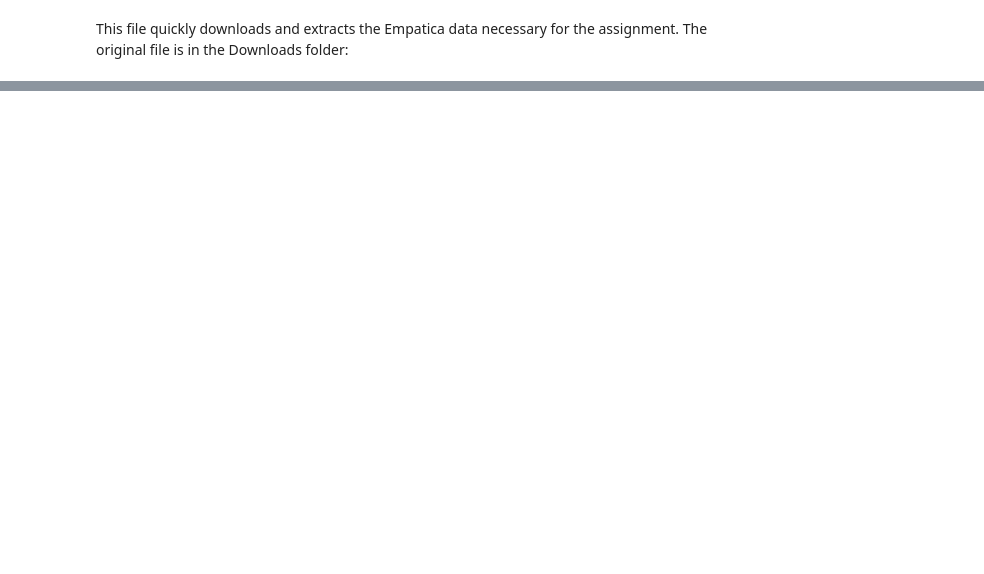
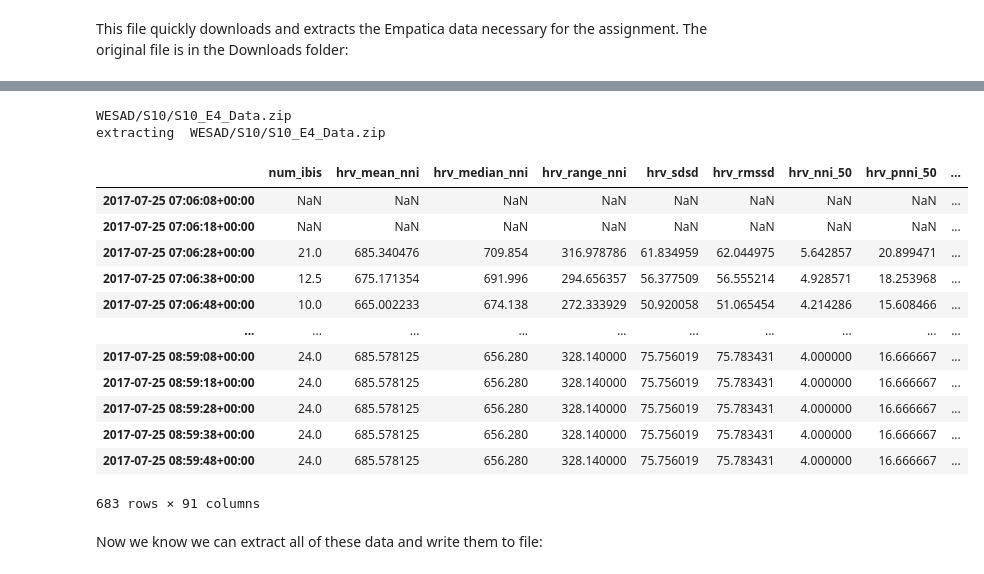
Before and after one commit to TinasheMTapera/HINF5300, a Jupyter notebook: inst/py/assign3_download-extract-e4.ipynb, the cells around one changed output, grey strips where cells are left out. Cells and saved outputs as stored; diff of their text form; code cells hidden in the pictures; blank space fills up the shorter version.

```diff
--- a/inst/py/assign3_download-extract-e4.ipynb
+++ b/inst/py/assign3_download-extract-e4.ipynb
@@ -23,0 +116,58 @@ SyntaxError: invalid syntax (1278643590.py, line 2)
+# %%
+import pathlib
+import zipfile
+import tempfile
+
+import flirt
+
+def extract_features_e4(WESAD_zip_path, subject_index=0, hrv=True, eda=True):
+    '''
+    args:
+        WESAD_zip_path: str path to your WESAD zip file
+        subject_index: int which subject to extract, between 0 and 14
+        hrv: bool passed to get_features_for_empatica_archive -> hrv_features
+        eda: bool passed to get_features_for_empatica_archive -> eda_features
+    '''
+    with zipfile.ZipFile(WESAD_zip_path, mode="r") as archive:
+
+        e4s=[x for x in archive.namelist() if "E4_Data" in x]
+
+        target=e4s[subject_index]
+
+        print(target)
+        with tempfile.TemporaryDirectory() as tmpdirname:
+            print("extracting ", target)
+            archive.extract(target, path=tmpdirname)
+
+            e4_zip = [x for x in pathlib.Path(tmpdirname).rglob('*.*')].pop()
+            features = flirt.simple.get_features_for_empatica_archive(e4_zip, 60, 10, hrv_features=hrv, eda_features=hrv, acc_features=False)
+            features['participant_id'] = target.split("/")[1]
+
+
+
+    archive.close()
+    return features
+
+## here, put the path to your full WESAD zip file download; no need to extract
+download_path = pathlib.Path("~/Downloads/WESAD.zip").expanduser()
+
+# run flirt
+extract_features_e4(download_path, subject_index=0, hrv=True)
+# %% [output]
+WESAD/S10/S10_E4_Data.zip
+extracting  WESAD/S10/S10_E4_Data.zip
+|  | num_ibis | hrv_mean_nni | hrv_median_nni | hrv_range_nni | hrv_sdsd | hrv_rmssd | hrv_nni_50 | hrv_pnni_50 | ... |
+| 2017-07-25 07:06:08+00:00 | NaN | NaN | NaN | NaN | NaN | NaN | NaN | NaN | ... |
+| 2017-07-25 07:06:18+00:00 | NaN | NaN | NaN | NaN | NaN | NaN | NaN | NaN | ... |
+| 2017-07-25 07:06:28+00:00 | 21.0 | 685.340476 | 709.854 | 316.978786 | 61.834959 | 62.044975 | 5.642857 | 20.899471 | ... |
+| 2017-07-25 07:06:38+00:00 | 12.5 | 675.171354 | 691.996 | 294.656357 | 56.377509 | 56.555214 | 4.928571 | 18.253968 | ... |
+| 2017-07-25 07:06:48+00:00 | 10.0 | 665.002233 | 674.138 | 272.333929 | 50.920058 | 51.065454 | 4.214286 | 15.608466 | ... |
+| ... | ... | ... | ... | ... | ... | ... | ... | ... | ... |
+| 2017-07-25 08:59:08+00:00 | 24.0 | 685.578125 | 656.280 | 328.140000 | 75.756019 | 75.783431 | 4.000000 | 16.666667 | ... |
+| 2017-07-25 08:59:18+00:00 | 24.0 | 685.578125 | 656.280 | 328.140000 | 75.756019 | 75.783431 | 4.000000 | 16.666667 | ... |
+| 2017-07-25 08:59:28+00:00 | 24.0 | 685.578125 | 656.280 | 328.140000 | 75.756019 | 75.783431 | 4.000000 | 16.666667 | ... |
+| 2017-07-25 08:59:38+00:00 | 24.0 | 685.578125 | 656.280 | 328.140000 | 75.756019 | 75.783431 | 4.000000 | 16.666667 | ... |
+| 2017-07-25 08:59:48+00:00 | 24.0 | 685.578125 | 656.280 | 328.140000 | 75.756019 | 75.783431 | 4.000000 | 16.666667 | ... |
+683 rows × 91 columns
+# %% [markdown]
+Now we know we can extract all of these data and write them to file:
```
Also changed, not shown: parts of 17 cells of this notebook, 14 other files.
